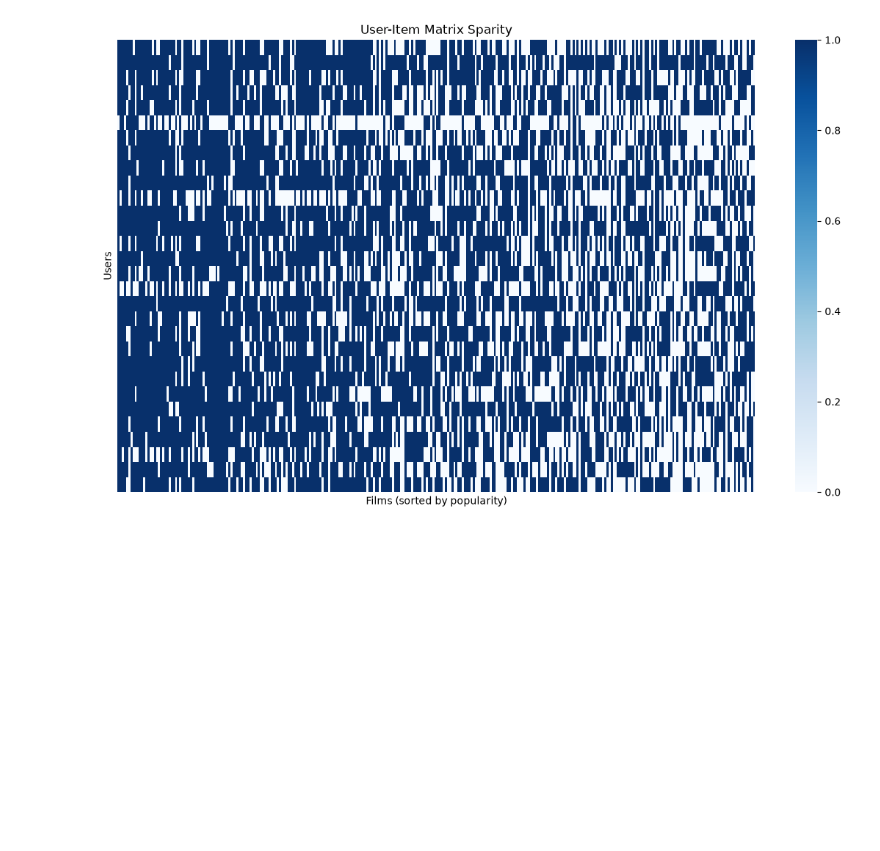
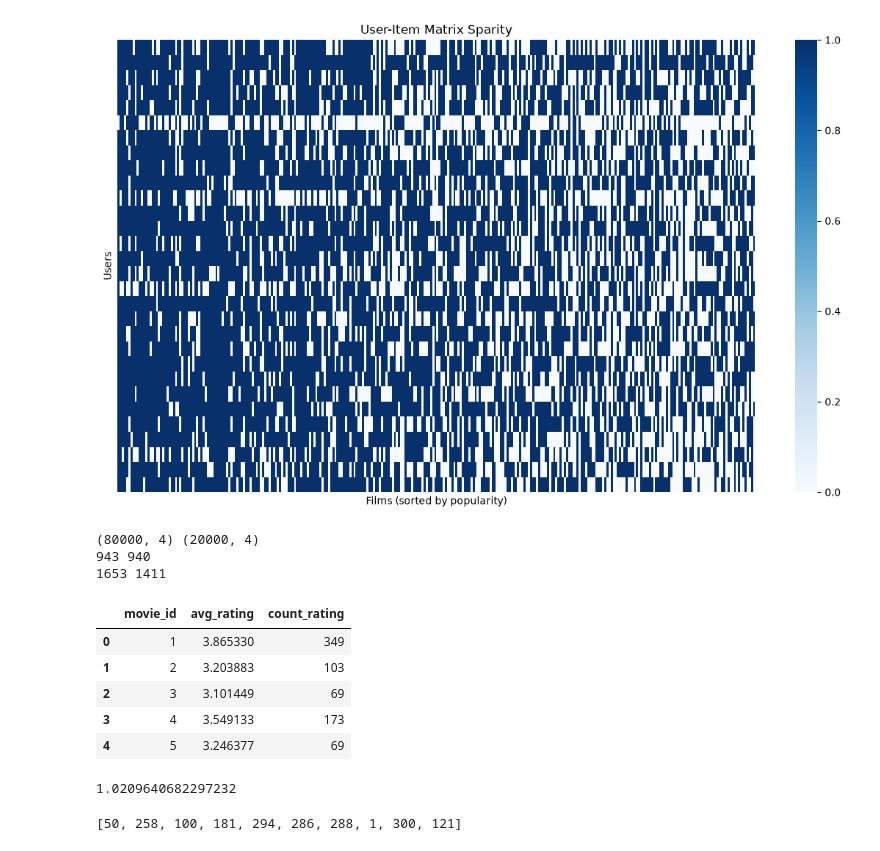
Before and after one commit to Ivampypy/movie-recsys, a Jupyter notebook: notebooks/EDA-notebook.ipynb, the cells around one changed output. Drawn from its saved outputs; the diff is of its cells as text; code cells hidden in the pictures; blank space fills up the shorter version.

```diff
--- a/notebooks/EDA-notebook.ipynb
+++ b/notebooks/EDA-notebook.ipynb
@@ -356,3 +356,46 @@ pivot_heatmap.set_title("User-Item Matrix Sparity")
 # %% [output]
 Text(0.5, 1.0, 'User-Item Matrix Sparity')
 [figure]
+# %%
+from sklearn.model_selection import train_test_split
+from sklearn.metrics import root_mean_squared_error
+from sklearn.svm import *
+
+
+train_data,test_data=train_test_split(ratings,test_size=0.2,random_state=42)
+print(train_data.shape,test_data.shape)
+print(train_data["user_id"].nunique(),test_data['user_id'].nunique())
+print(train_data["movie_id"].nunique(),test_data['movie_id'].nunique())
+# %% [output]
+(80000, 4) (20000, 4)
+943 940
+1653 1411
+# %%
+group_train_data=train_data.groupby("movie_id")["rating"].agg(["mean","count"])
+group_train_data_df=group_train_data.reset_index()
+group_train_data_df.columns=["movie_id","avg_rating","count_rating"]
+group_train_data_df.head()
+# %% [output]
+|  | movie_id | avg_rating | count_rating |
+| 0 | 1 | 3.865330 | 349 |
+| 1 | 2 | 3.203883 | 103 |
+| 2 | 3 | 3.101449 | 69 |
+| 3 | 4 | 3.549133 | 173 |
+| 4 | 5 | 3.246377 | 69 |
+# %%
+global_mean=train_data["rating"].mean()
+test_data_pred=pd.merge(test_data,group_train_data_df,how="left",on="movie_id")
+test_data_pred=test_data_pred.fillna(global_mean)
+RMSE=root_mean_squared_error(test_data_pred["rating"].to_list(),test_data_pred["avg_rating"].to_list())
+RMSE
+# %% [output]
+1.0209640682297232
+# %%
+rated_films_from_train=ratings.groupby("movie_id")["rating"].count()
+rated_films_from_train_df=rated_films_from_train.reset_index()
+rated_films_from_train_df.columns=["movie_id","count_rated"]
+rated_films_from_train_df=rated_films_from_train_df.sort_values("count_rated",ascending=False)
+top_10_films_fr_train=rated_films_from_train_df["movie_id"][:10].to_list()
+top_10_films_fr_train
+# %% [output]
+[50, 258, 100, 181, 294, 286, 288, 1, 300, 121]
```
Also changed, not shown: parts of 3 cells of this notebook.
